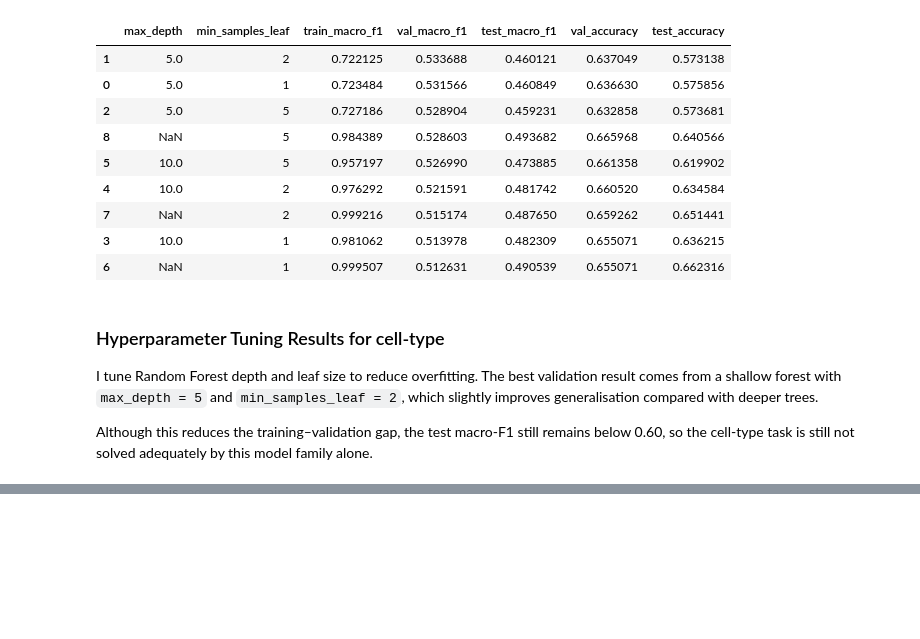
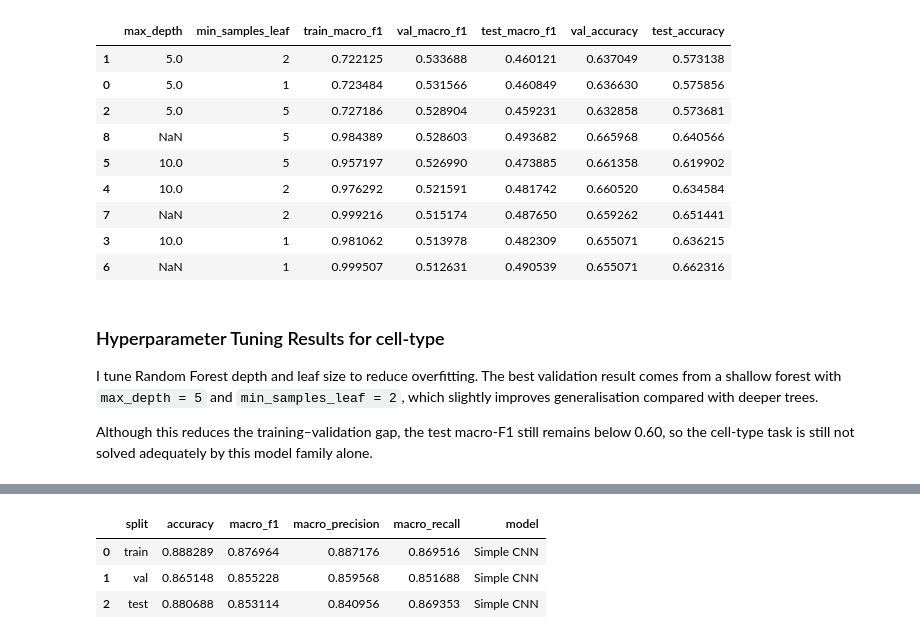
Before and after one commit to theaussiepie/Conformal-Prediction-with-ML-Workflow, a Jupyter notebook: workflow.ipynb, the cells around one changed output, grey strips where cells are left out. Drawn from its saved outputs; the diff is of its cells as text; code cells hidden in the pictures; blank space fills up the shorter version.

Commit message:
CNN + Model Comparison

```diff
--- a/workflow.ipynb
+++ b/workflow.ipynb
@@ -1092,0 +1249,13 @@ Although this reduces the training–validation gap, the test macro-F1 still rem
+# %%
+cnn_cancer_model, cnn_cancer_history, cnn_cancer_results = train_cnn(
+    X_train_c, y_train_c,
+    X_val_c, y_val_c,
+    X_test_c, y_test_c,
+    epochs=15,
+    lr=1e-3,
+    batch_size=64
+)
+
+cnn_cancer_results["model"] = "Simple CNN"
+cnn_cancer_results
+# %% [output]
@@ -1092,0 +1277,4 @@ Although this reduces the training–validation gap, the test macro-F1 still rem
+|  | split | accuracy | macro_f1 | macro_precision | macro_recall | model |
+| 0 | train | 0.888289 | 0.876964 | 0.887176 | 0.869516 | Simple CNN |
+| 1 | val | 0.865148 | 0.855228 | 0.859568 | 0.851688 | Simple CNN |
+| 2 | test | 0.880688 | 0.853114 | 0.840956 | 0.869353 | Simple CNN |
```
Also changed, not shown: parts of 13 cells of this notebook.
